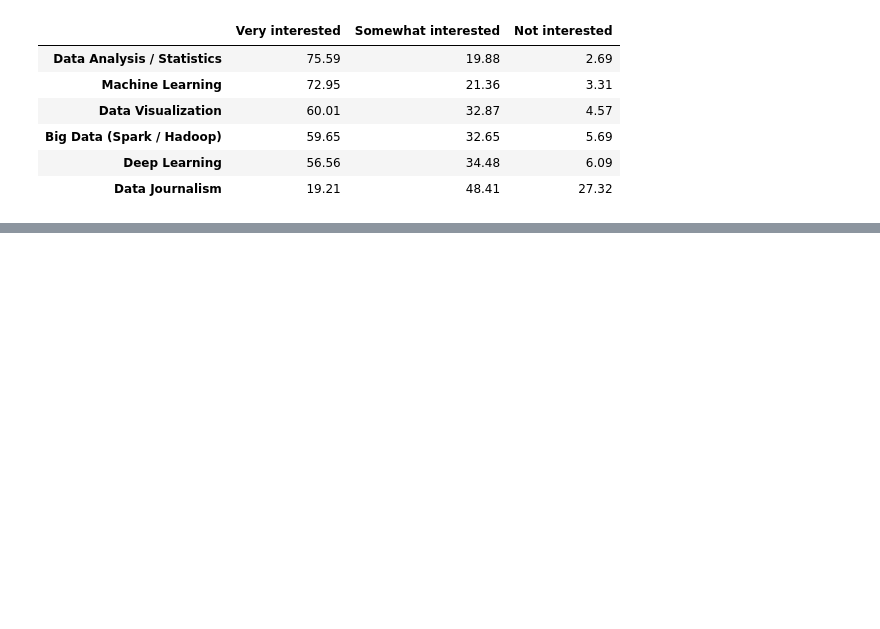
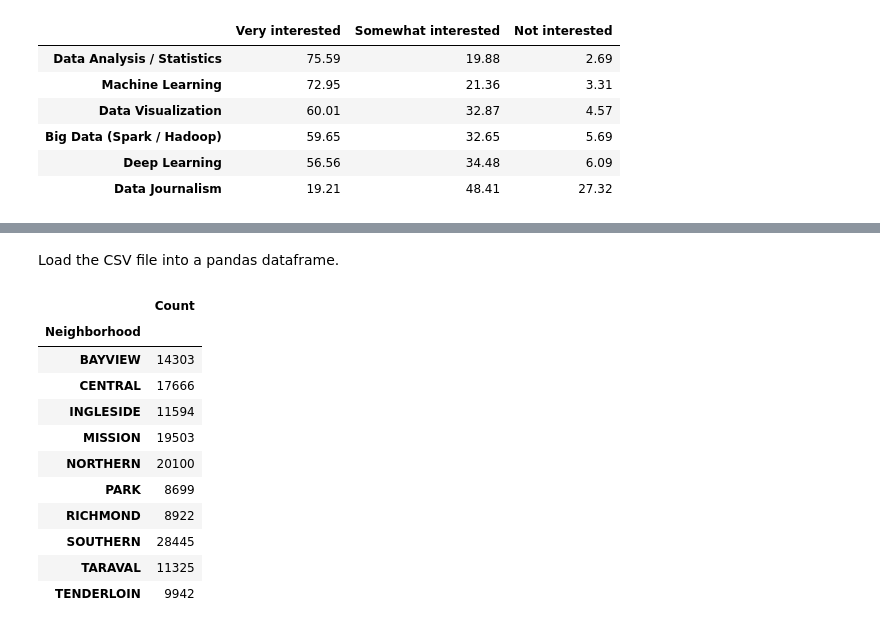
Before and after one commit to geekmdtravis/ibm-professional-data-science-certification, a Jupyter notebook: data_visualization_with_python/final_assigment/final_assignment.ipynb, the cells around one changed output, grey strips where cells are left out. Drawn from its saved outputs; the diff is of its cells as text; code cells hidden in the pictures; blank space fills up the shorter version.

```diff
--- a/data_visualization_with_python/final_assigment/final_assignment.ipynb
+++ b/data_visualization_with_python/final_assigment/final_assignment.ipynb
@@ -66,0 +69,22 @@ for p in ax_survey_bar_chart.patches:
+# %% [markdown]
+Load the CSV file into a pandas dataframe.
+# %%
+df_sf_crime = pd.read_csv("Police_Department_Incidents_-_Previous_Year__2016_.csv")
+df_sf_crime['Count']=1
+df_sf_crime.rename(columns={'PdDistrict':'Neighborhood'}, inplace=True)
+df_sf_incedent_count = df_sf_crime.groupby(by='Neighborhood')
+df_sf_incedent_count = df_sf_incedent_count[['Count']]
+df_sf_incedent_count.count()
+# %% [output]
+|  | Count |
+| Neighborhood |  |
+| BAYVIEW | 14303 |
+| CENTRAL | 17666 |
+| INGLESIDE | 11594 |
+| MISSION | 19503 |
+| NORTHERN | 20100 |
+| PARK | 8699 |
+| RICHMOND | 8922 |
+| SOUTHERN | 28445 |
+| TARAVAL | 11325 |
+| TENDERLOIN | 9942 |
```
Also changed, not shown: parts of 3 cells of this notebook, 1 other file.
